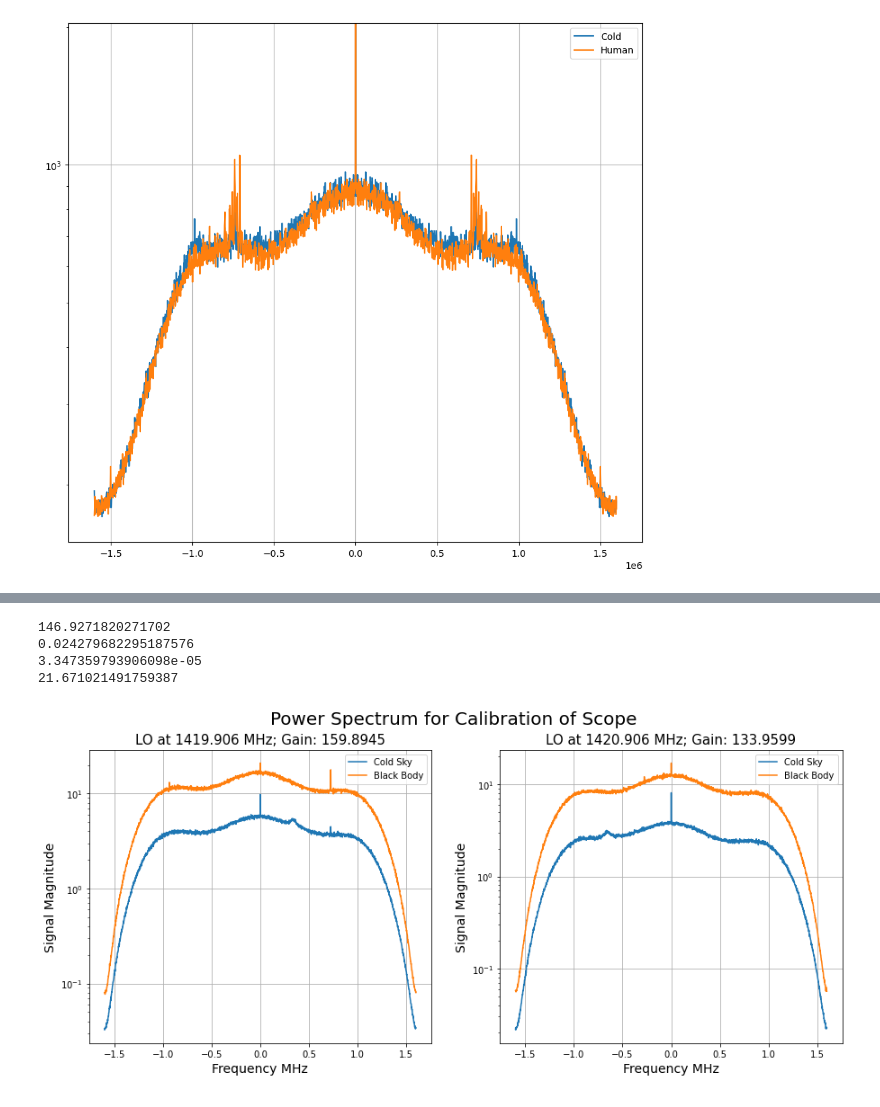
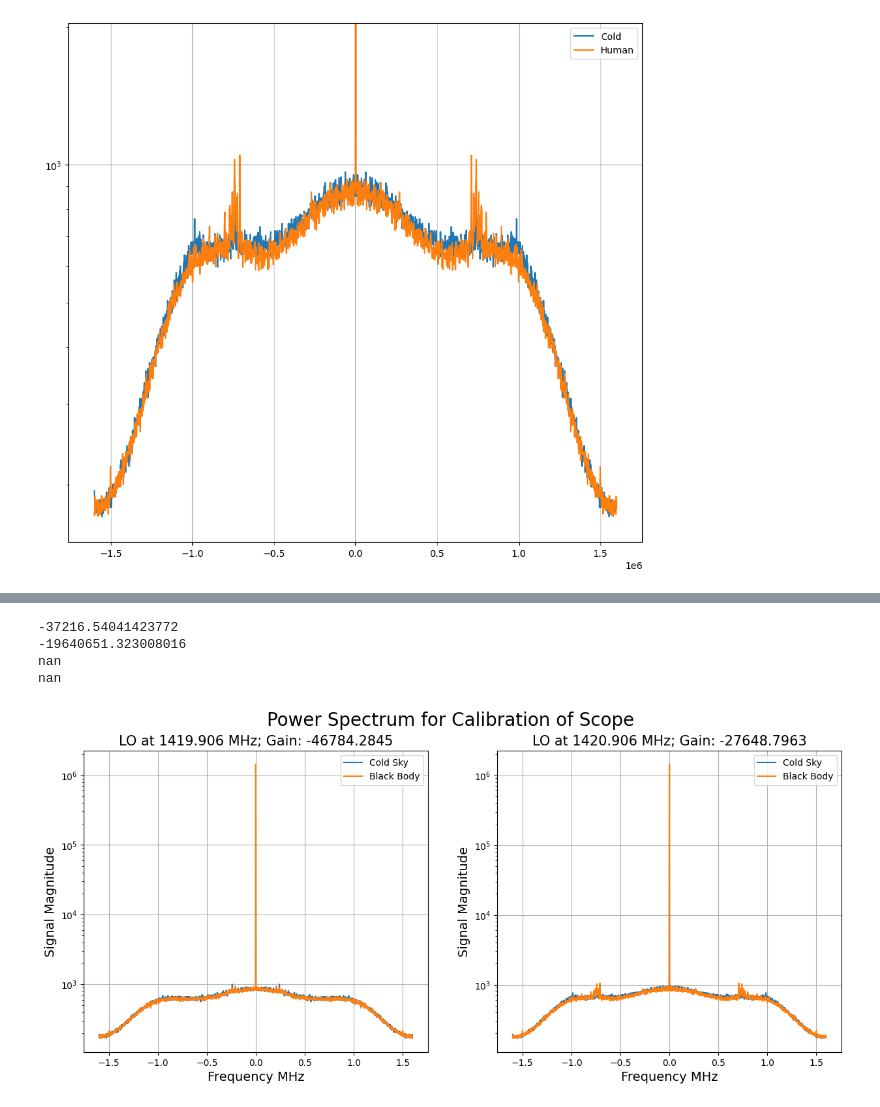
Before and after one commit to HGipson-W/APLHornRadioLab, a Jupyter notebook: Untitled.ipynb, the cells around one changed output, grey strips where cells are left out. Cells and saved outputs as stored; diff of their text form; code cells hidden in the pictures.

```diff
--- a/Untitled.ipynb
+++ b/Untitled.ipynb
@@ -11,6 +11,8 @@ coldFile = r"5_28 Data Collection/nodb906.gz"
 humanFile = r"5_28 Data Collection/nodb906_p.gz"
 testFile = r"5_28 Data Collection/nodb906_p_no.gz"
 s_off_file = r"5_28 Data Collection/nodb906.gz"
+cold_low = r"5_28 Data Collection/nodb.gz"
+human_low = r"5_28 Data Collection/nodb_p.gz"
 
 # Function to load and parse data from a .gz file
 def load_data_gz(file_path):
@@ -27,11 +29,15 @@ dataCold = load_data_gz(coldFile)
 dataHuman = load_data_gz(humanFile)
 dataSoff = load_data_gz(s_off_file)
 dataTest = load_data_gz(testFile)
+dataCold_low = load_data_gz(cold_low)
+dataHuman_low = load_data_gz(human_low)
 # %%
 dataCold = np.array(dataCold)
 dataHuman = np.array(dataHuman)
 dataSoff = np.array(dataSoff)
 dataTest = np.array(dataTest)
+dataCold_low = np.array(dataCold_low)
+dataHuman_low = np.array(dataHuman_low)
 
 print(dataCold.shape)  # Should be (N_traces, 2048)
 # %% [output]
@@ -98,4 +94,9 @@ FileNotFoundError: feb16_data/hornCOLD_1419_906MHzLO_signalRF_maxSamp not found.
 # %%
+dataHuman_low20 = dataHuman_low
+dataHuman_high20 = dataHuman
+dataCold_low20 = dataCold_low
+dataCold_high20 = dataCold
+
 #volt
 voltHuman_high = np.fft.fft(np.real(dataHuman_high20)) + np.fft.fft(np.imag(dataHuman_high20))
 voltCold_high = np.fft.fft(np.real(dataCold_high20)) + np.fft.fft(np.imag(dataCold_high20))
@@ -142,7 +124,7 @@ dataHuman_high00 = np.loadtxt(path + "hornHUMAN_1420_906MHzLO_signalRF_maxSamp3.
 # %%
 #dataCold_low = np.stack((dataCold_low1, dataCold_low0))
 #print(np.shape(dataCold_low)[0])
-dataCold_low = np.mean(np.stack((dataCold_low1, dataCold_low0)), axis = 0)
+dataCold_low = np.mean(np.stack((dataCold_low, dataCold_low)), axis = 0)
 power = np.mean(np.abs(np.fft.fft(dataCold_low))**2, axis = 0)
 
 f = np.fft.fftfreq(len(power), 1/3.2)
@@ -164,10 +146,10 @@ plt.plot(np.fft.fftshift(f2), np.fft.fftshift(power2))
 # %%
 #once we have the data do:
 
-dataCold_low = np.mean(np.stack((dataCold_low1, dataCold_low0)), axis = 0)
-dataCold_high = np.mean(np.stack((dataCold_high1, dataCold_high0, dataCold_high00)), axis = 0)
-dataHuman_low = np.mean(np.stack((dataHuman_low1, dataHuman_low00)), axis = 0)
-dataHuman_high = np.mean(np.stack((dataHuman_high1, dataHuman_high0, dataHuman_high00)), axis = 0)
+dataCold_low = np.mean(np.stack((dataCold_low20, dataCold_low20)), axis = 0)
+dataCold_high = np.mean(np.stack((dataCold_high20, dataCold_high20, dataCold_high20)), axis = 0)
+dataHuman_low = np.mean(np.stack((dataHuman_low20, dataHuman_low20)), axis = 0)
+dataHuman_high = np.mean(np.stack((dataHuman_high20, dataHuman_high20, dataHuman_high20)), axis = 0)
 
 
 deltaT = 300 #T_cold - T_human = 10 Kelvin
@@ -227,38 +209,38 @@ ax1.semilogy(np.fft.fftshift(freqs), np.fft.fftshift(powerC_high), label = 'Cold
 ax1.semilogy(np.fft.fftshift(freqs), np.fft.fftshift(powerH_high), label = 'Black Body')
 ax1.set_title(f"LO at 1420.906 MHz; Gain: {np.mean(gain_high):.4f}", fontsize = 15)
 ax1.set_xlabel("Frequency MHz", fontsize = 14)
 ax1.set_ylabel("Signal Magnitude", fontsize = 14)
 #ax0.set_ylim(10, 140)
 ax0.grid(True)
 ax1.grid(True)
 ax0.legend()
 ax1.legend()
 
 fig.suptitle("Power Spectrum for Calibration of Scope", fontsize = 20)
 
 
 gain = np.mean([np.mean(gain_high), np.mean(gain_low)])#np.mean(gain_low + gain_high)
 print(gain)
 term1 = ((powerC_low)/(powerH_low**2 - powerC_low**2) - (powerC_low**3)/(powerH_low**2 - powerC_low**2)**2)
 sigma_pc = np.mean(2*np.mean(np.real(np.fft.fft(dataCold_low)), axis = 0) *(1/10))
 sigma_ph = np.mean(2*np.mean(np.real(np.fft.fft(dataHuman_low)), axis = 0) * (1/10))
 term2 = powerC_low**2*powerH_low/(powerH_low**2 - powerC_low**2)**2
 sigma_gain = np.sqrt( 10* ( term1**2 * sigma_pc**2 +  term2**2 * sigma_ph**2  ) )
 
 print(np.mean(sigma_gain)*gain)
 
 gain_dB = 10*np.log10(gain)
 
 sigma_gsys = np.sqrt( 10* (1/(gain * np.log(10)))**2 * sigma_gain**2)
 
 print(np.mean(sigma_gsys) * gain_dB)
 print(gain_dB)
 # %% [output]
-146.9271820271702
-0.024279682295187576
-3.347359793906098e-05
-21.671021491759387
+-37216.54041423772
+-19640651.323008016
+nan
+nan
-[figure, old version]
+[figure, new version]
 # %%
 import scipy.stats as sps
 import scipy.optimize as spo
```
Also changed, not shown: parts of 25 cells of this notebook.
